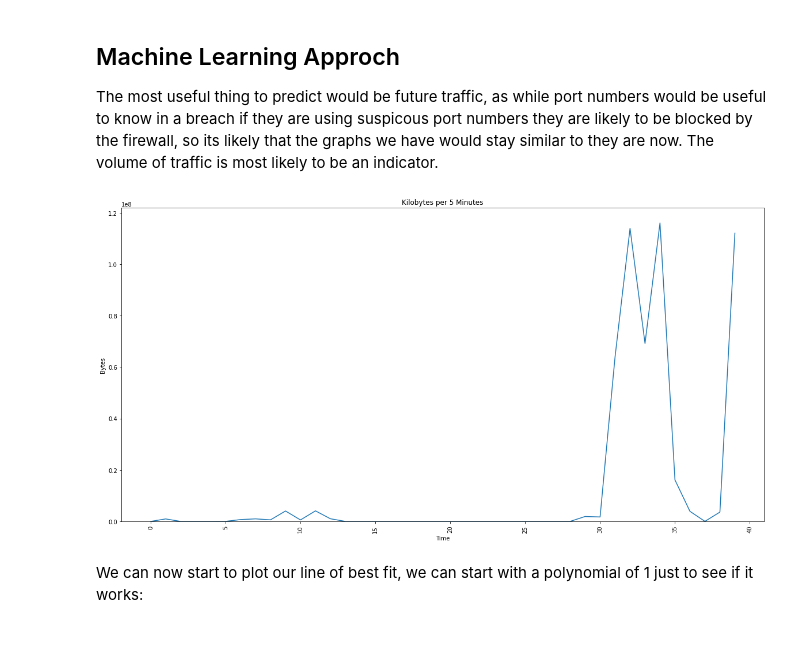
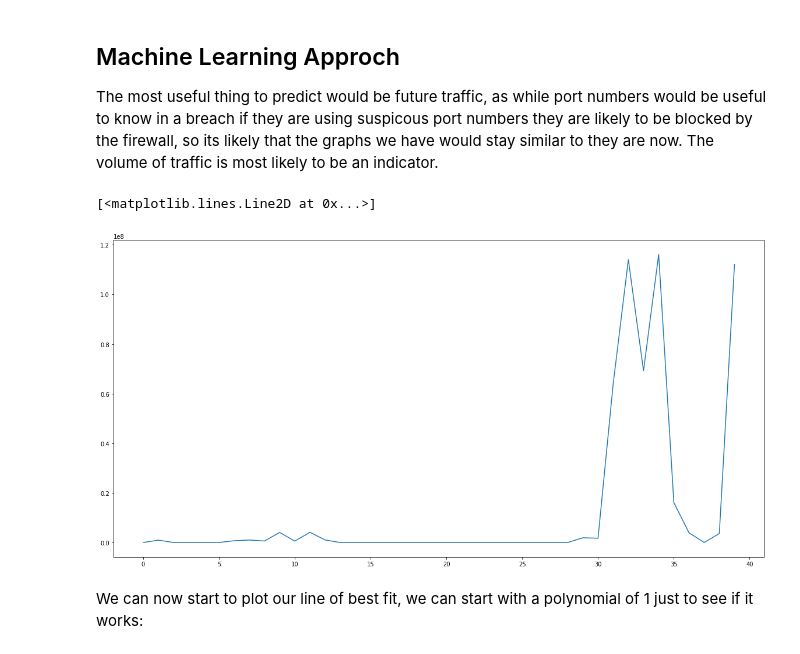
Before and after one commit to JakeNTech/TTDS_DataScience_Project, a Jupyter notebook: Notebook.ipynb, the cells around one changed output. Drawn from its saved outputs; the diff is of its cells as text; code cells hidden in the pictures.

```diff
--- a/Notebook.ipynb
+++ b/Notebook.ipynb
@@ -74,9 +69,10 @@ ml_test_data = five_minute_chunk_data[40::]
 kilobytes = ml_train_data["Bytes"].to_numpy()
 timestamp = list(range(0,len(kilobytes)))
 # %%
-plot_data(range(0,len(timestamp)+1), kilobytes)
+plt.plot(range(0,len(timestamp)), kilobytes)
 # %% [output]
+[<matplotlib.lines.Line2D at 0x...>]
-[figure, old version]
+[figure, new version]
 # %% [markdown]
 We can now start to plot our line of best fit, we can start with a polynomial of 1 just to see if it works:
 # %%
```
Also changed, not shown: parts of 12 cells of this notebook.
